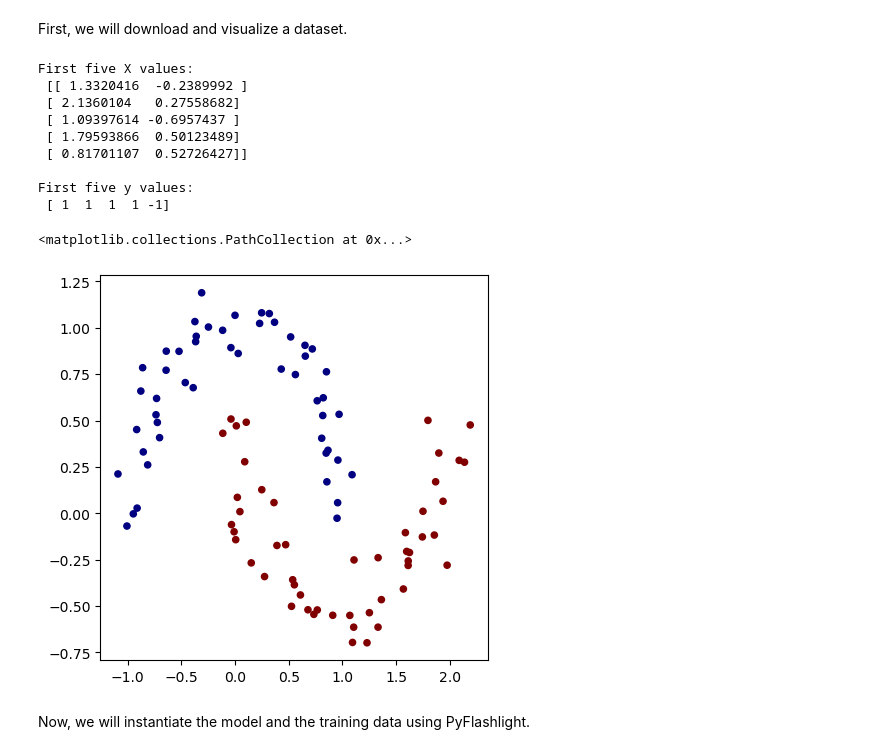
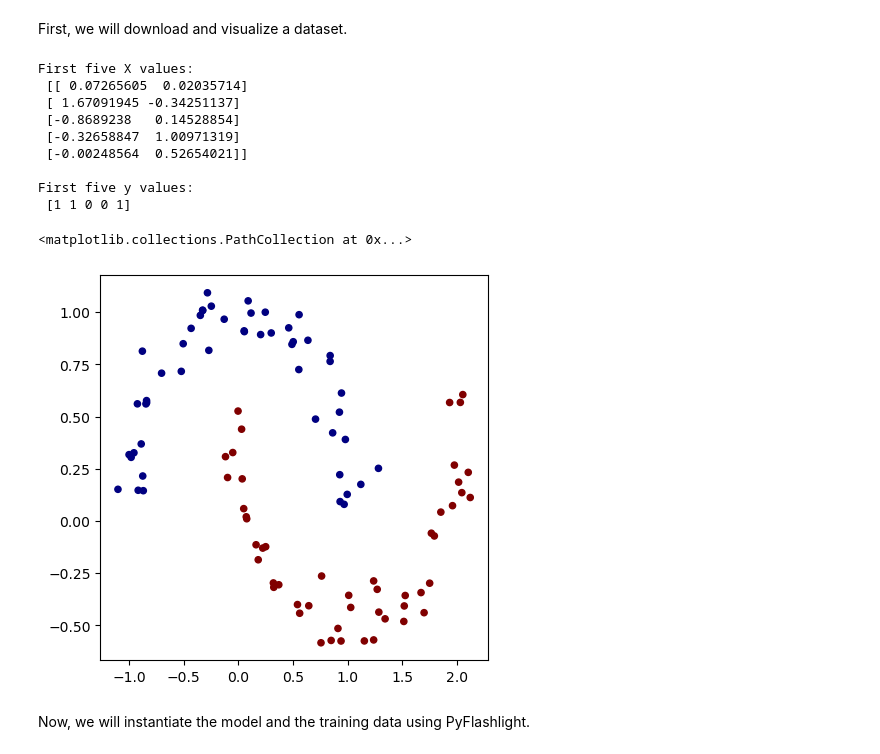
Before and after one commit to jeffreyboschman/PyFlashlight, a Jupyter notebook: training_example.ipynb, the cells around one changed output. Saved outputs shown, nothing was run; the diff lists cells and outputs as text; code cells hidden in the pictures.

Commit message:
changed training to bce instead of mse

```diff
--- a/training_example.ipynb
+++ b/training_example.ipynb
@@ -36,23 +18,22 @@ First, we will download and visualize a dataset.
 # %%
 # First, we will download and visualize a dataset in 2D
 X, y = make_moons(n_samples=100, noise=0.1)
-y = y*2 - 1     # make y be -1 or 1 (instead of 0 or 1)
 print(f"First five X values:\n {X[:5]}\n")
 print(f"First five y values:\n {y[:5]}")
 plt.figure(figsize=(5,5))
 plt.scatter(X[:,0], X[:,1], c=y, s=20, cmap='jet')
 # %% [output]
 First five X values:
- [[ 1.3320416  -0.2389992 ]
- [ 2.1360104   0.27558682]
- [ 1.09397614 -0.6957437 ]
- [ 1.79593866  0.50123489]
- [ 0.81701107  0.52726427]]
+ [[ 0.07265605  0.02035714]
+ [ 1.67091945 -0.34251137]
+ [-0.8689238   0.14528854]
+ [-0.32658847  1.00971319]
+ [-0.00248564  0.52654021]]
 
 First five y values:
- [ 1  1  1  1 -1]
+ [1 1 0 0 1]
 <matplotlib.collections.PathCollection at 0x...>
-[figure, old version]
+[figure, new version]
 # %% [markdown]
 Now, we will instantiate the model and the training data using PyFlashlight.
 # %%
```
Also changed, not shown: parts of 5 cells of this notebook, 1 other file.
